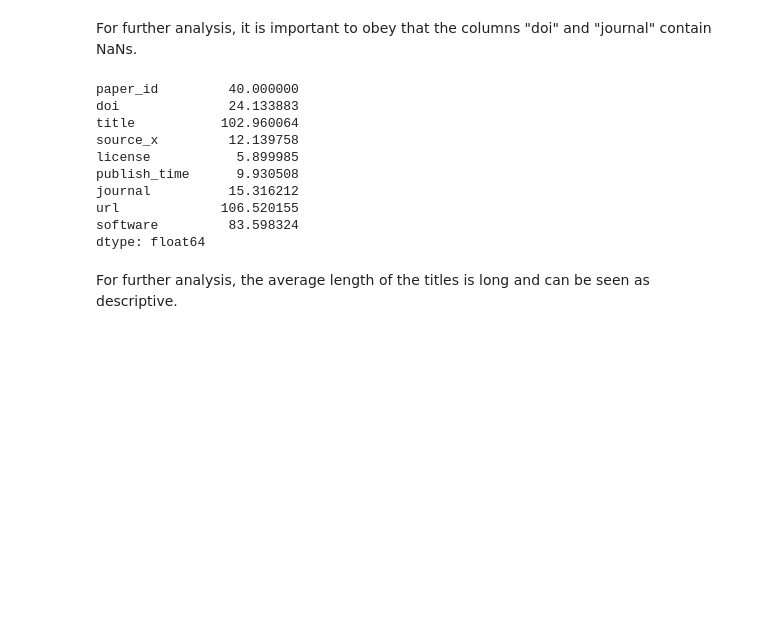
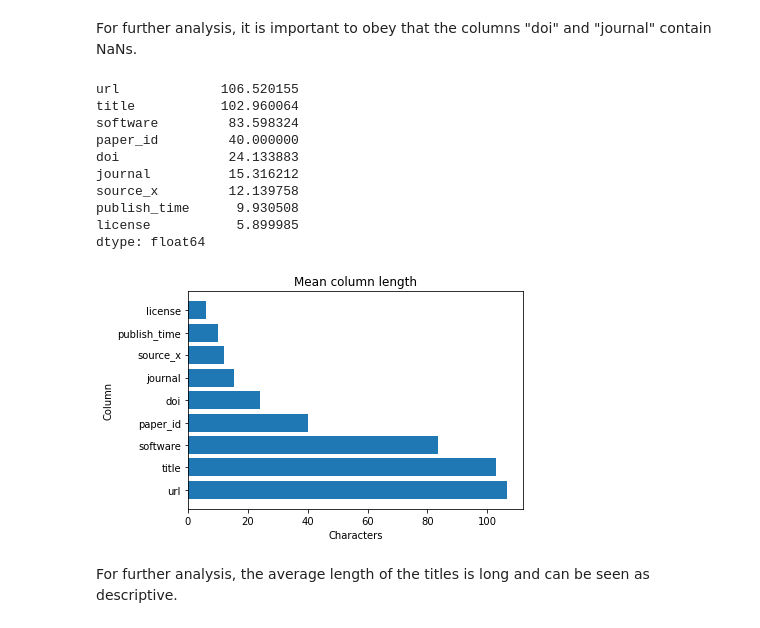
Before and after one commit to kopatri/cs5099masterthesis, a Jupyter notebook: notebooks/CORD-19-explore-dataset-cs5099.ipynb, the cells around one changed output. Saved outputs shown, nothing was run; the diff lists cells and outputs as text; code cells hidden in the pictures; blank space fills up the shorter version.

```diff
--- a/notebooks/CORD-19-explore-dataset-cs5099.ipynb
+++ b/notebooks/CORD-19-explore-dataset-cs5099.ipynb
@@ -82,18 +78,31 @@ df_NaNs
 # %% [markdown]
 For further analysis, it is important to obey that the columns "doi" and "journal" contain NaNs.
 # %%
-CORD19_CSV.fillna('').astype(str).apply(lambda x:x.str.len()).mean()
+ser_col_length = CORD19_CSV.fillna('').astype(str).apply(lambda x:x.str.len()).mean()
+ser_col_length_sorted = ser_col_length.sort_values(ascending=False)
+ser_col_length_sorted
 # %% [output]
+url             106.520155
+title           102.960064
+software         83.598324
 paper_id         40.000000
 doi              24.133883
-title           102.960064
+journal          15.316212
 source_x         12.139758
+publish_time      9.930508
 license           5.899985
-publish_time      9.930508
-journal          15.316212
-url             106.520155
-software         83.598324
 dtype: float64
+# %%
+x = ser_col_length_sorted.index
+y = ser_col_length_sorted.values
+
+plt.barh(x, y)
+plt.title("Mean column length")
+plt.xlabel("Characters")
+plt.ylabel("Column")
+plt.show()
+# %% [output]
+[figure, added]
 # %% [markdown]
 For further analysis, the average length of the titles is long and can be seen as descriptive.
 # %% [markdown]
```
Also changed, not shown: parts of 20 cells of this notebook, 5 other files.
